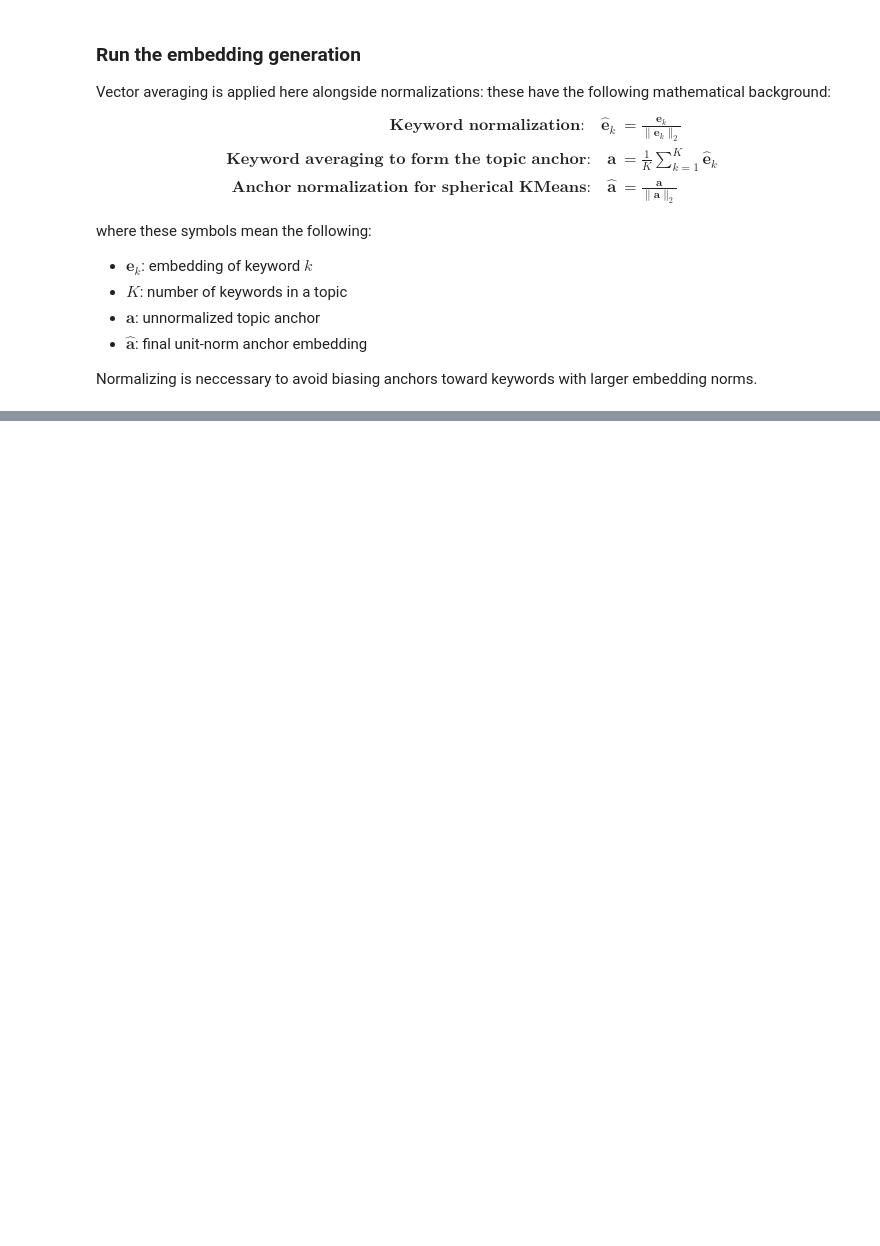
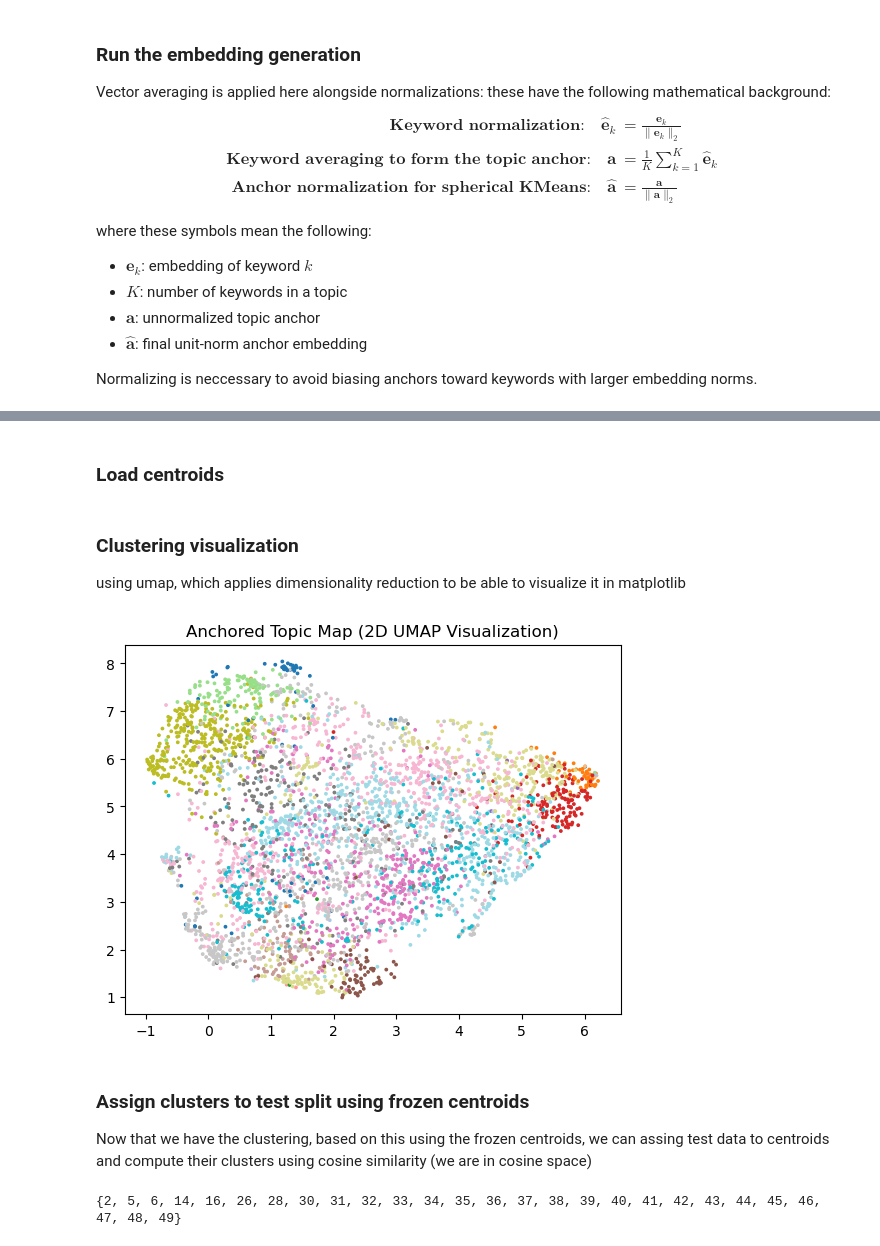
Before and after one commit to Kornimate/medical-topic-modeling, a Jupyter notebook: main.ipynb, the cells around one changed output, grey strips where cells are left out. Saved outputs shown, nothing was run; the diff lists cells and outputs as text; code cells hidden in the pictures; blank space fills up the shorter version.

```diff
--- a/main.ipynb
+++ b/main.ipynb
@@ -1044,5 +1030,5 @@ In our case since, the task is generalization it makes sense to split the datase
 # %%
-ds = ds_full.shuffle(seed=SEED) # shuffle to sample correctly
+ds = ds_dev_emb.shuffle(seed=SEED) # shuffle to sample correctly
 train_size = int(0.8 * ds.num_rows) # 80% train ds
 
 ds_train = ds.select(range(train_size))
@@ -1231,0 +1299,2 @@ ds_dev_emb = ds_dev_emb.add_column(
+# %% [markdown]
+### Load centroids
@@ -1231,0 +1303,17 @@ ds_dev_emb = ds_dev_emb.add_column(
+# %% [markdown]
+### Clustering visualization
+
+using umap, which applies dimensionality reduction to be able to visualize it in matplotlib
+# %%
+umap_vis = umap.UMAP(n_neighbors=20, min_dist=0.1, metric="cosine", random_state=SEED)
+X_2d = umap_vis.fit_transform(X_norm)
+
+plt.scatter(X_2d[:,0], X_2d[:,1], c=cluster_labels_kmeans, s=3, cmap="tab20")
+plt.title("Anchored Topic Map (2D UMAP Visualization)")
+plt.show()
+# %% [output]
+[figure, added]
+# %% [markdown]
+### Assign clusters to test split using frozen centroids
+
+Now that we have the clustering, based on this using the frozen centroids, we can assing test data to centroids and compute their clusters using cosine similarity (we are in cosine space)
@@ -1231,0 +1331,4 @@ ds_dev_emb = ds_dev_emb.add_column(
+# %%
+print(set(ds_test["cluster_kmeans_anchored"]))
+# %% [output]
+{2, 5, 6, 14, 16, 26, 28, 30, 31, 32, 33, 34, 35, 36, 37, 38, 39, 40, 41, 42, 43, 44, 45, 46, 47, 48, 49}
```
Also changed, not shown: parts of 45 cells of this notebook, 1 other file.
